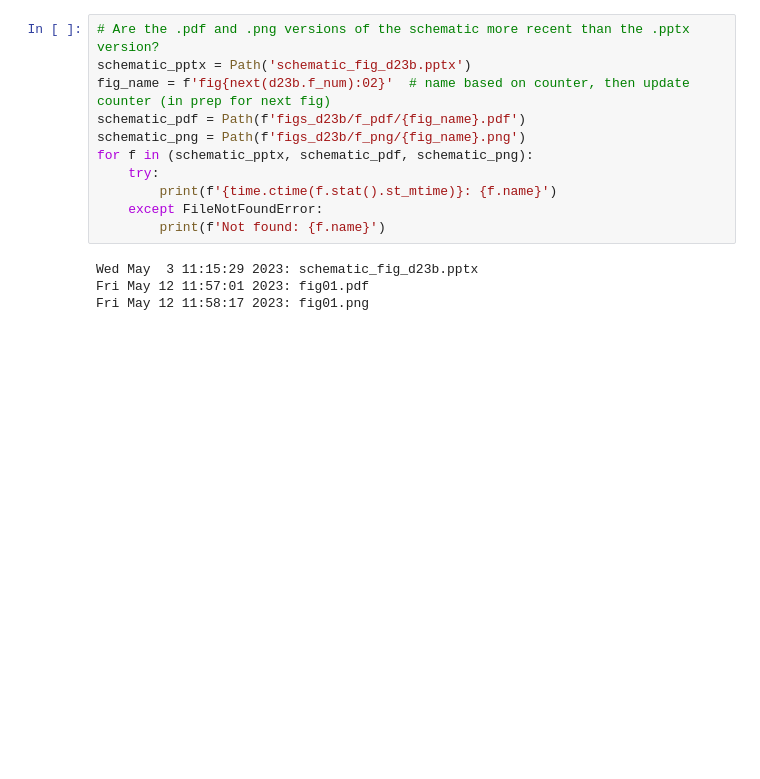
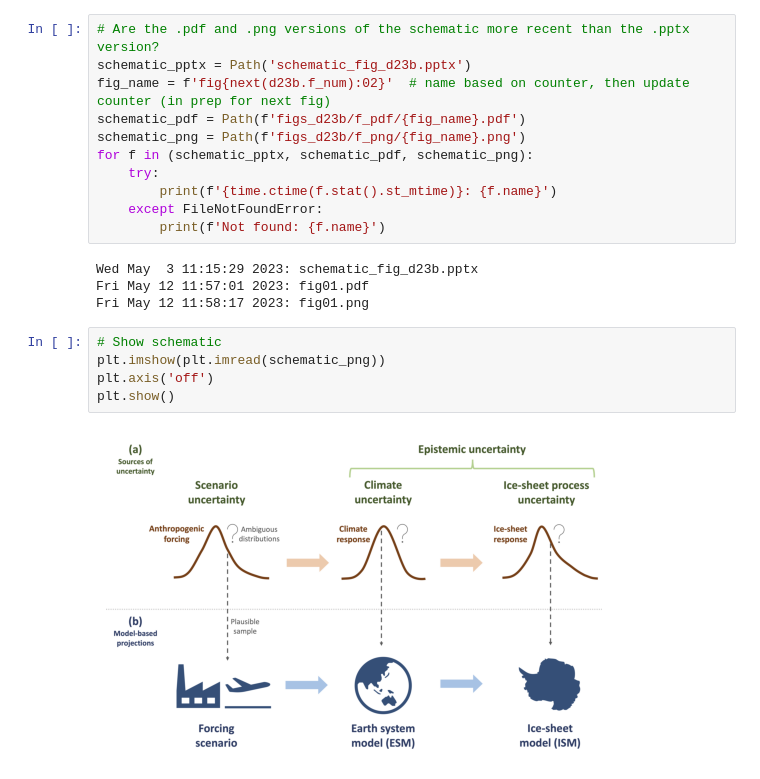
Before and after one commit to grandey/d23b-ice-dependence, a Jupyter notebook: analysis_d23b.ipynb, the cells around one changed output. Cells and saved outputs as stored; diff of their text form; blank space fills up the shorter version.

Commit message:
analysis_d23b: show schematic.

```diff
--- a/analysis_d23b.ipynb
+++ b/analysis_d23b.ipynb
@@ -45,6 +46,13 @@ for f in (schematic_pptx, schematic_pdf, schematic_png):
 Wed May  3 11:15:29 2023: schematic_fig_d23b.pptx
 Fri May 12 11:57:01 2023: fig01.pdf
 Fri May 12 11:58:17 2023: fig01.png
+# %%
+# Show schematic
+plt.imshow(plt.imread(schematic_png))
+plt.axis('off')
+plt.show()
+# %% [output]
+[figure, added]
 # %%
 ! date
 # %% [output]
```
Also changed, not shown: parts of 3 cells of this notebook.
